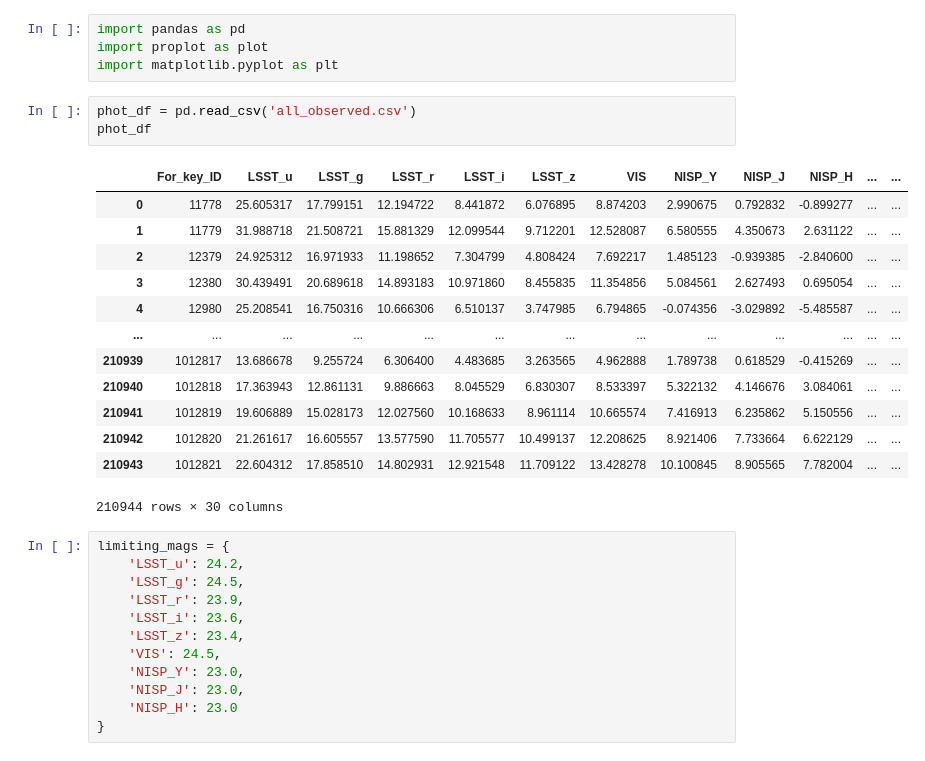
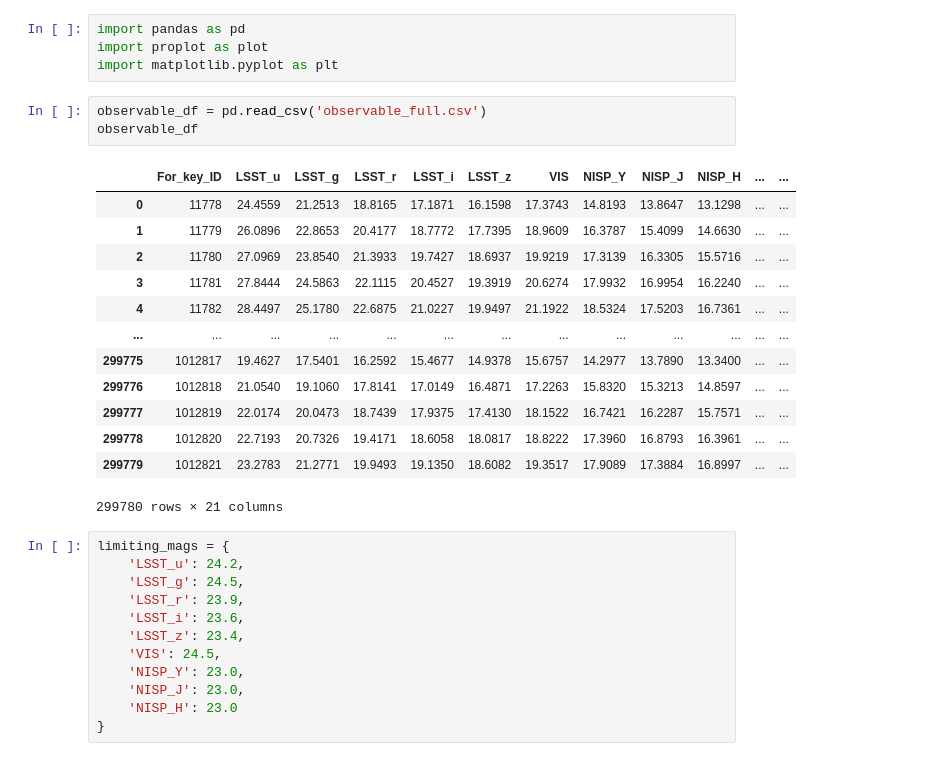
Before and after one commit to cjscullion/galaxy-properties-euclid, a Jupyter notebook: hzmass_2/create-catalogues_2.ipynb, the cells around one changed output. Drawn from its saved outputs; the diff is of its cells as text.

```diff
--- a/hzmass_2/create-catalogues_2.ipynb
+++ b/hzmass_2/create-catalogues_2.ipynb
@@ -3,22 +3,22 @@ import pandas as pd
 import proplot as plot
 import matplotlib.pyplot as plt
 # %%
-phot_df = pd.read_csv('all_observed.csv')
-phot_df
+observable_df = pd.read_csv('observable_full.csv')
+observable_df
 # %% [output]
 |  | For_key_ID | LSST_u | LSST_g | LSST_r | LSST_i | LSST_z | VIS | NISP_Y | NISP_J | NISP_H | ... | ... |
-| 0 | 11778 | 25.605317 | 17.799151 | 12.194722 | 8.441872 | 6.076895 | 8.874203 | 2.990675 | 0.792832 | -0.899277 | ... | ... |
-| 1 | 11779 | 31.988718 | 21.508721 | 15.881329 | 12.099544 | 9.712201 | 12.528087 | 6.580555 | 4.350673 | 2.631122 | ... | ... |
-| 2 | 12379 | 24.925312 | 16.971933 | 11.198652 | 7.304799 | 4.808424 | 7.692217 | 1.485123 | -0.939385 | -2.840600 | ... | ... |
-| 3 | 12380 | 30.439491 | 20.689618 | 14.893183 | 10.971860 | 8.455835 | 11.354856 | 5.084561 | 2.627493 | 0.695054 | ... | ... |
-| 4 | 12980 | 25.208541 | 16.750316 | 10.666306 | 6.510137 | 3.747985 | 6.794865 | -0.074356 | -3.029892 | -5.485587 | ... | ... |
+| 0 | 11778 | 24.4559 | 21.2513 | 18.8165 | 17.1871 | 16.1598 | 17.3743 | 14.8193 | 13.8647 | 13.1298 | ... | ... |
+| 1 | 11779 | 26.0896 | 22.8653 | 20.4177 | 18.7772 | 17.7395 | 18.9609 | 16.3787 | 15.4099 | 14.6630 | ... | ... |
+| 2 | 11780 | 27.0969 | 23.8540 | 21.3933 | 19.7427 | 18.6937 | 19.9219 | 17.3139 | 16.3305 | 15.5716 | ... | ... |
+| 3 | 11781 | 27.8444 | 24.5863 | 22.1115 | 20.4527 | 19.3919 | 20.6274 | 17.9932 | 16.9954 | 16.2240 | ... | ... |
+| 4 | 11782 | 28.4497 | 25.1780 | 22.6875 | 21.0227 | 19.9497 | 21.1922 | 18.5324 | 17.5203 | 16.7361 | ... | ... |
 | ... | ... | ... | ... | ... | ... | ... | ... | ... | ... | ... | ... | ... |
-| 210939 | 1012817 | 13.686678 | 9.255724 | 6.306400 | 4.483685 | 3.263565 | 4.962888 | 1.789738 | 0.618529 | -0.415269 | ... | ... |
-| 210940 | 1012818 | 17.363943 | 12.861131 | 9.886663 | 8.045529 | 6.830307 | 8.533397 | 5.322132 | 4.146676 | 3.084061 | ... | ... |
-| 210941 | 1012819 | 19.606889 | 15.028173 | 12.027560 | 10.168633 | 8.961114 | 10.665574 | 7.416913 | 6.235862 | 5.150556 | ... | ... |
-| 210942 | 1012820 | 21.261617 | 16.605557 | 13.577590 | 11.705577 | 10.499137 | 12.208625 | 8.921406 | 7.733664 | 6.622129 | ... | ... |
-| 210943 | 1012821 | 22.604312 | 17.858510 | 14.802931 | 12.921548 | 11.709122 | 13.428278 | 10.100845 | 8.905565 | 7.782004 | ... | ... |
+| 299775 | 1012817 | 19.4627 | 17.5401 | 16.2592 | 15.4677 | 14.9378 | 15.6757 | 14.2977 | 13.7890 | 13.3400 | ... | ... |
+| 299776 | 1012818 | 21.0540 | 19.1060 | 17.8141 | 17.0149 | 16.4871 | 17.2263 | 15.8320 | 15.3213 | 14.8597 | ... | ... |
+| 299777 | 1012819 | 22.0174 | 20.0473 | 18.7439 | 17.9375 | 17.4130 | 18.1522 | 16.7421 | 16.2287 | 15.7571 | ... | ... |
+| 299778 | 1012820 | 22.7193 | 20.7326 | 19.4171 | 18.6058 | 18.0817 | 18.8222 | 17.3960 | 16.8793 | 16.3961 | ... | ... |
+| 299779 | 1012821 | 23.2783 | 21.2771 | 19.9493 | 19.1350 | 18.6082 | 19.3517 | 17.9089 | 17.3884 | 16.8997 | ... | ... |
-210944 rows × 30 columns
+299780 rows × 21 columns
 # %%
 limiting_mags = {
     'LSST_u': 24.2,
```
Also changed, not shown: parts of 52 cells of this notebook, 16 other files.
